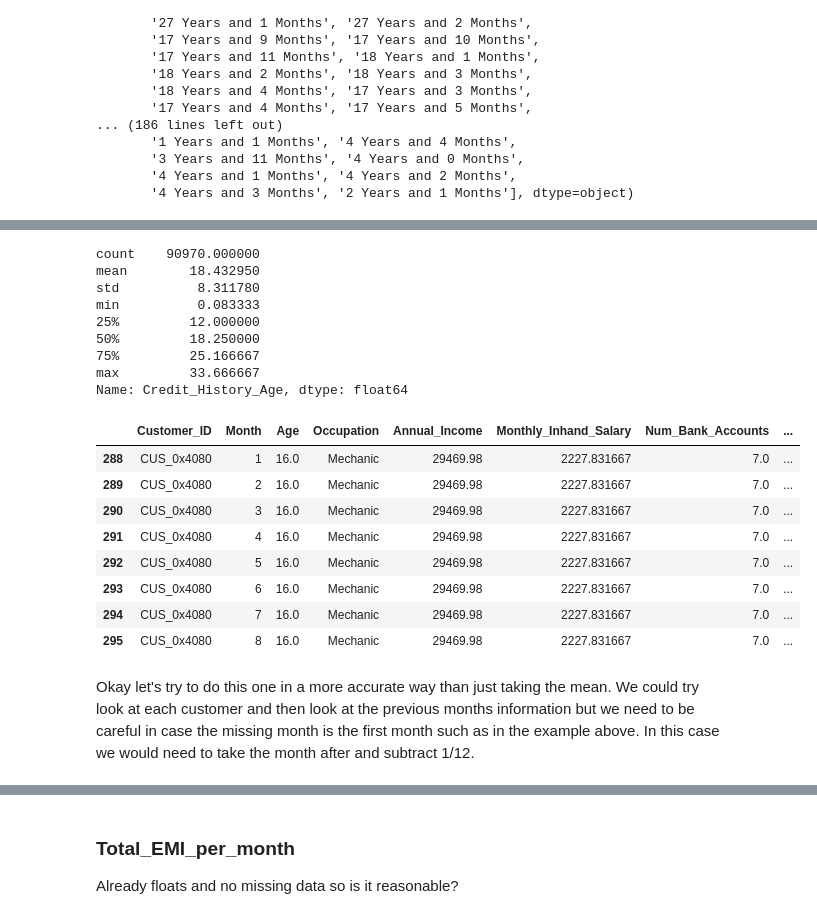
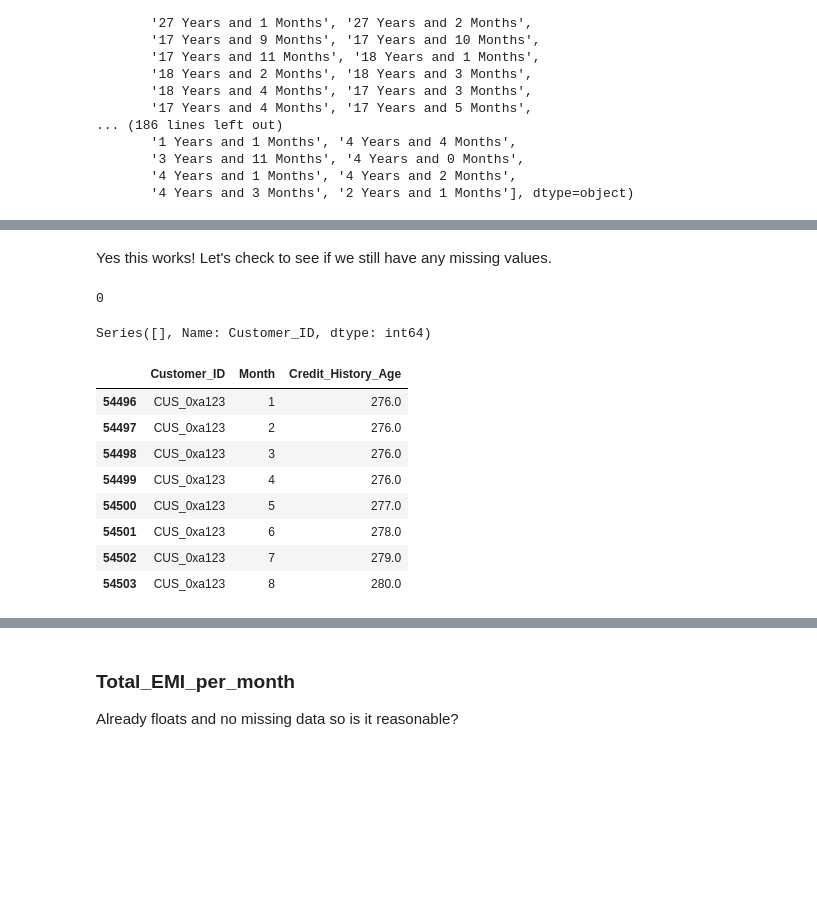
Before and after one commit to jackhenshaw/creditScore, a Jupyter notebook: credit_score.ipynb, the cells around one changed output, grey strips where cells are left out. Saved outputs shown, nothing was run; the diff lists cells and outputs as text; code cells hidden in the pictures; blank space fills up the shorter version.

Commit message:
Fixed occupation column, trying to fix credit_history_age

```diff
--- a/credit_score.ipynb
+++ b/credit_score.ipynb
@@ -969,2 +983,3 @@ As each string is "x Years and y Months" we can do some string manipulation to o
 # %%
-df_train['Credit_History_Age'] = df_train['Credit_History_Age'].apply(lambda s : float(s.split()[0]) + float(s.split()[3])/12 if s is not np.nan else np.nan)
+df_train['Credit_History_Age'] = df_train['Credit_History_Age'].apply(lambda s : 12*float(s.split()[0]) + float(s.split()[3]) if s is not np.nan else np.nan)
+df_test['Credit_History_Age'] = df_test['Credit_History_Age'].apply(lambda s : 12*float(s.split()[0]) + float(s.split()[3]) if s is not np.nan else np.nan)
@@ -970,0 +1010,8 @@ df_train['Credit_History_Age'] = df_train['Credit_History_Age'].apply(lambda s :
+# %%
+def fill_missing_credit_history_age(series):
+    filled_forward = series.ffill() + series.groupby(series.notna().cumsum()).cumcount()
+    filled_backward = filled_forward.bfill() - filled_forward.isna().astype(int)
+    return filled_backward
+
+df_train['Credit_History_Age'] = df_train.groupby('Customer_ID')['Credit_History_Age'].transform(fill_missing_credit_history_age)
+df_test['Credit_History_Age'] = df_test.groupby('Customer_ID')['Credit_History_Age'].transform(fill_missing_credit_history_age)
@@ -971,26 +1040,23 @@ df_train['Credit_History_Age'] = df_train['Credit_History_Age'].apply(lambda s :
+# %% [markdown]
+Yes this works! Let's check to see if we still have any missing values.
 # %%
-df_train['Credit_History_Age'].describe()
+df_train['Credit_History_Age'].isnull().sum()
 # %% [output]
-count    90970.000000
-mean        18.432950
-std          8.311780
-min          0.083333
-25%         12.000000
-50%         18.250000
-75%         25.166667
-max         33.666667
-Name: Credit_History_Age, dtype: float64
+0
+# %%
+no_credit_history_age = df_train[df_train['Credit_History_Age'].isna()]
+no_credit_history_age['Customer_ID'].value_counts()
+# %% [output]
+Series([], Name: Customer_ID, dtype: int64)
 # %%
-df_train[df_train['Customer_ID'] == "CUS_0x4080"]
+df_train[df_train['Customer_ID'] == "CUS_0xa123"][['Customer_ID', 'Month', 'Credit_History_Age']]
 # %% [output]
-|  | Customer_ID | Month | Age | Occupation | Annual_Income | Monthly_Inhand_Salary | Num_Bank_Accounts | ... |
-| 288 | CUS_0x4080 | 1 | 16.0 | Mechanic | 29469.98 | 2227.831667 | 7.0 | ... |
-| 289 | CUS_0x4080 | 2 | 16.0 | Mechanic | 29469.98 | 2227.831667 | 7.0 | ... |
-| 290 | CUS_0x4080 | 3 | 16.0 | Mechanic | 29469.98 | 2227.831667 | 7.0 | ... |
-| 291 | CUS_0x4080 | 4 | 16.0 | Mechanic | 29469.98 | 2227.831667 | 7.0 | ... |
-| 292 | CUS_0x4080 | 5 | 16.0 | Mechanic | 29469.98 | 2227.831667 | 7.0 | ... |
-| 293 | CUS_0x4080 | 6 | 16.0 | Mechanic | 29469.98 | 2227.831667 | 7.0 | ... |
-| 294 | CUS_0x4080 | 7 | 16.0 | Mechanic | 29469.98 | 2227.831667 | 7.0 | ... |
-| 295 | CUS_0x4080 | 8 | 16.0 | Mechanic | 29469.98 | 2227.831667 | 7.0 | ... |
+|  | Customer_ID | Month | Credit_History_Age |
+| 54496 | CUS_0xa123 | 1 | 276.0 |
+| 54497 | CUS_0xa123 | 2 | 276.0 |
+| 54498 | CUS_0xa123 | 3 | 276.0 |
+| 54499 | CUS_0xa123 | 4 | 276.0 |
+| 54500 | CUS_0xa123 | 5 | 277.0 |
+| 54501 | CUS_0xa123 | 6 | 278.0 |
+| 54502 | CUS_0xa123 | 7 | 279.0 |
+| 54503 | CUS_0xa123 | 8 | 280.0 |
-# %% [markdown]
-Okay let's try to do this one in a more accurate way than just taking the mean. We could try look at each customer and then look at the previous months information but we need to be careful in case the missing month is the first month such as in the example above. In this case we would need to take the month after and subtract 1/12.
```
Also changed, not shown: parts of 56 cells of this notebook.
